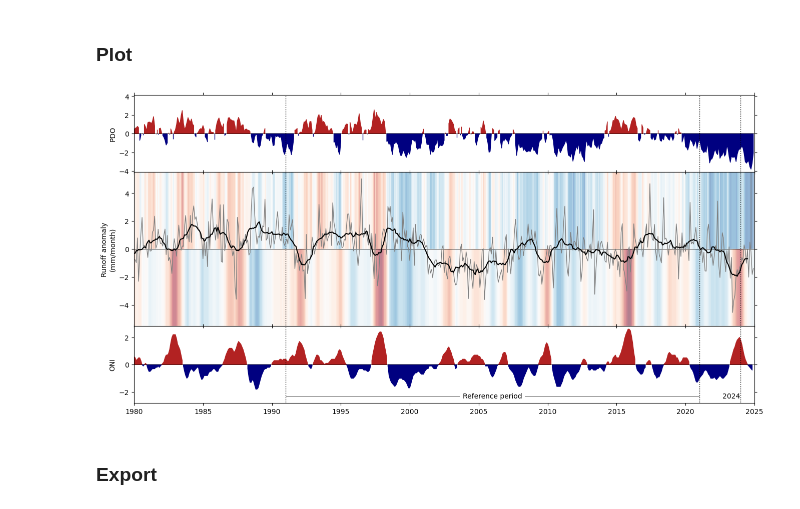
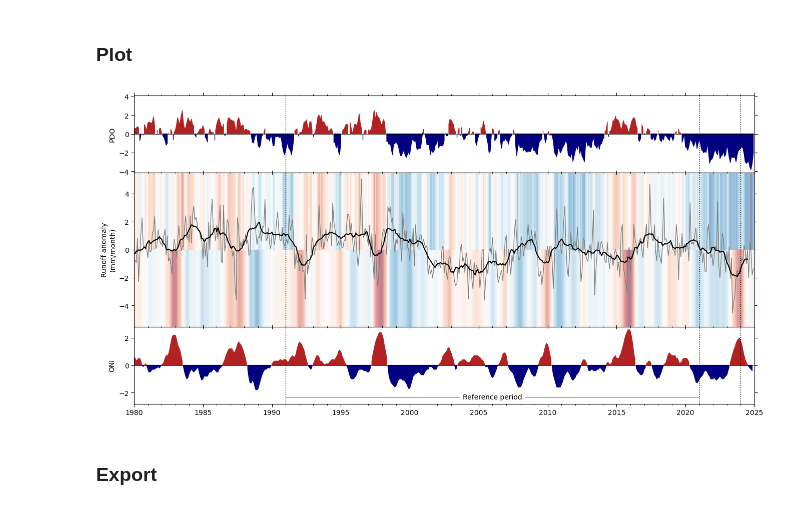
Before and after one commit to casadoj/SotCin2024, a Jupyter notebook: notebook/3.2_runoff_timeseries.ipynb, the cells around one changed output. Saved outputs shown, nothing was run; the diff lists cells and outputs as text; code cells hidden in the pictures.

```diff
--- a/notebook/3.2_runoff_timeseries.ipynb
+++ b/notebook/3.2_runoff_timeseries.ipynb
@@ -136,10 +137,10 @@ ax1.set(
     ylim=(-vmax, vmax),
     ylabel='PDO'
 )
-ax1.tick_params(axis="both", direction="out", bottom=True, top=True, right=True, left=True)
-
-# Define midpoint for annotation
-midpoint = START + (END - START) / 2
+ax1.tick_params(axis="both", which='major', direction="out", bottom=False, top=True, right=True, left=True, length=4)
+ax1.tick_params(axis="both", which='minor', direction="out", bottom=False, top=True, right=False, left=False, length=2)
+ax1.xaxis.set_major_locator(mdates.YearLocator(5))
+ax1.xaxis.set_minor_locator(mdates.YearLocator(1))
 
 # ENSO
 # ----
@@ -161,12 +162,15 @@ ax3.set(
     ylim=(-vmax, vmax),
     ylabel='ONI'
 )
-ax3.tick_params(axis="both", direction="out", bottom=True, top=False, right=True, left=True)
+ax3.tick_params(axis="both", which='major', direction="out", bottom=True, top=False, right=True, left=True, length=4)
+ax3.tick_params(axis='x', which='minor', bottom=True, length=2)
+ax3.xaxis.set_major_locator(mdates.YearLocator(5))
+ax3.xaxis.set_minor_locator(mdates.YearLocator(1))
+ax3.xaxis.set_major_formatter(mdates.DateFormatter('%Y'))
 
 # Add annotation for reference period
 y_pos = -vmax * .825
 ax3.hlines(y_pos, START, END, color='k', ls='-', lw=.5, zorder=0)
-ax3.text(datetime(2023, 12, 15), y_pos, '2024', rotation=0, ha='right', va='center')
 ax3.text(START + (END - START) / 2, y_pos, 'Reference period', ha='center', va='center', bbox=dict(facecolor='white', edgecolor='none'))
 
 # RUNOFF
@@ -183,36 +187,39 @@ ax2.set(
     ylim=(-vmax, vmax),
     ylabel='Runoff anomaly\n(mm/month)'
 )
 
 # Create a 2D background array (PDO in top half, ONI in bottom half)
 pdo_scaled = pdo / np.nanmax(abs(pdo))  # Normalize PDO
 oni_scaled = enso / np.nanmax(abs(enso))  # Normalize ONI
 
 # Create a colormap
 cmap = plt.get_cmap(colormap)
 
 # Generate colors based on indices
 pdo_colors = cmap((pdo_scaled + 1) / 2)  # Normalize between 0 and 1
 oni_colors = cmap((oni_scaled + 1) / 2)
 
 # Create a background with vertical color variations
 for i, (t0, color_pdo, color_oni) in enumerate(zip(pdo.index, pdo_colors, oni_colors)):
     t1 = t0 + pd.DateOffset(months=1)
     ax2.axvspan(t0, t1, ymin=0.5, ymax=1, color=color_pdo, zorder=0)
     ax2.axvspan(t0, t1, ymin=0, ymax=0.5, color=color_oni, zorder=0)
 ax2.axvspan(pdo.index[0], pdo.index[-1], color='w', alpha=alpha, zorder=1)
 
-ax2.tick_params(axis="x", direction="inout", bottom=True, top=True, right=True, left=True, length=6)
+ax2.tick_params(axis="x", which='major', direction="inout", bottom=True, top=True, length=6)
+ax2.tick_params(axis='x', which='minor', direction="inout", bottom=True, top=True, length=3)
+ax2.xaxis.set_major_locator(mdates.YearLocator(5))
+ax2.xaxis.set_minor_locator(mdates.YearLocator(1))
 ax2.tick_params(axis="y", direction="out", right=True, left=True)
 
 for ax in [ax1, ax2, ax3]:
     for date in [START, END, datetime(2024, 1, 1)]:
         ax.axvline(date, c='k', ls=':', lw=1, zorder=1)
 
 
-plt.savefig(PATH_PLOT / f'interannual_variability.jpg', dpi=300, bbox_inches='tight')
+plt.savefig(PATH_PLOT / f'interannual_variability_{VAR}.jpg', dpi=300, bbox_inches='tight')
 # %% [output]
-[figure, old version]
+[figure, new version]
 # %% [markdown]
 ### Export
 # %%
```
Also changed, not shown: parts of 5 cells of this notebook, 3 other files.
